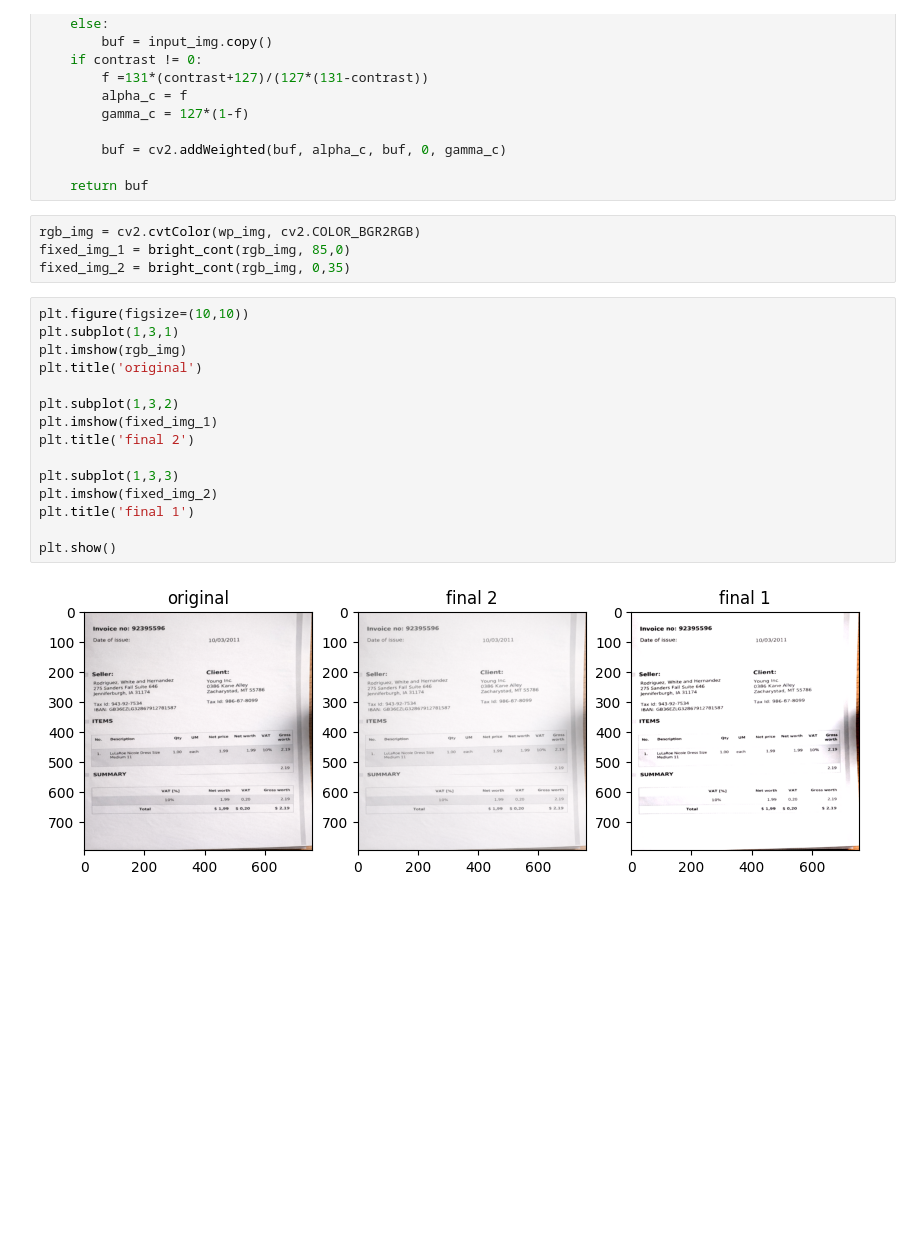
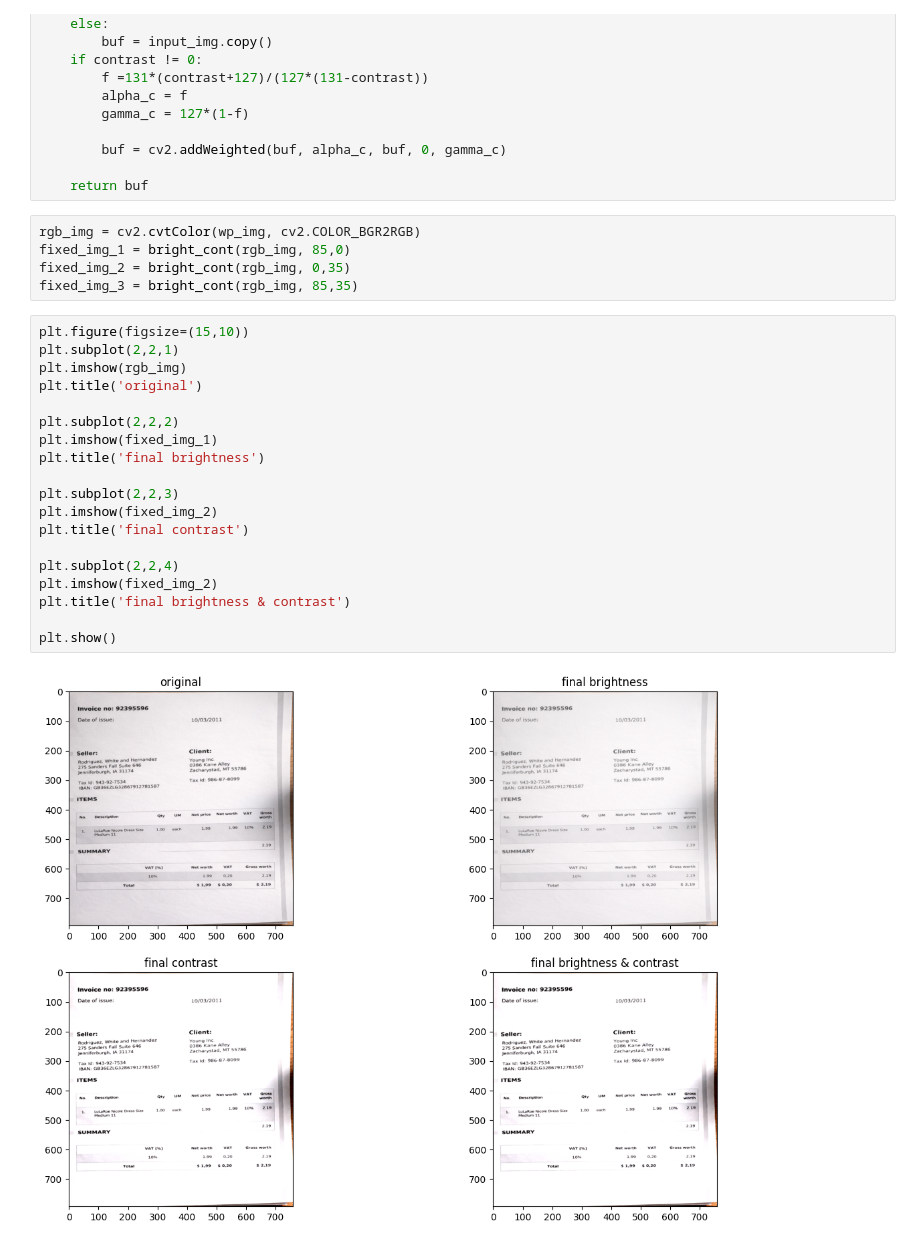
Before and after one commit to Younes-Barkat/Bill-Wise-Web, a Jupyter notebook: Bill-Scanner/bill_scanner_1.ipynb, the cells around one changed output. Cells and saved outputs as stored; diff of their text form; blank space fills up the shorter version.

Commit message:
brightness & contrast

```diff
--- a/Bill-Scanner/bill_scanner_1.ipynb
+++ b/Bill-Scanner/bill_scanner_1.ipynb
@@ -140,20 +140,25 @@ def bright_cont(input_img , brightness = 0, contrast=0):
 rgb_img = cv2.cvtColor(wp_img, cv2.COLOR_BGR2RGB)
 fixed_img_1 = bright_cont(rgb_img, 85,0)
 fixed_img_2 = bright_cont(rgb_img, 0,35)
+fixed_img_3 = bright_cont(rgb_img, 85,35)
 # %%
-plt.figure(figsize=(10,10))
-plt.subplot(1,3,1)
+plt.figure(figsize=(15,10))
+plt.subplot(2,2,1)
 plt.imshow(rgb_img)
 plt.title('original')
 
-plt.subplot(1,3,2)
+plt.subplot(2,2,2)
 plt.imshow(fixed_img_1)
-plt.title('final 2')
+plt.title('final brightness')
 
-plt.subplot(1,3,3)
+plt.subplot(2,2,3)
 plt.imshow(fixed_img_2)
-plt.title('final 1')
+plt.title('final contrast')
+
+plt.subplot(2,2,4)
+plt.imshow(fixed_img_2)
+plt.title('final brightness & contrast')
 
 plt.show()
 # %% [output]
-[figure, old version]
+[figure, new version]
```
